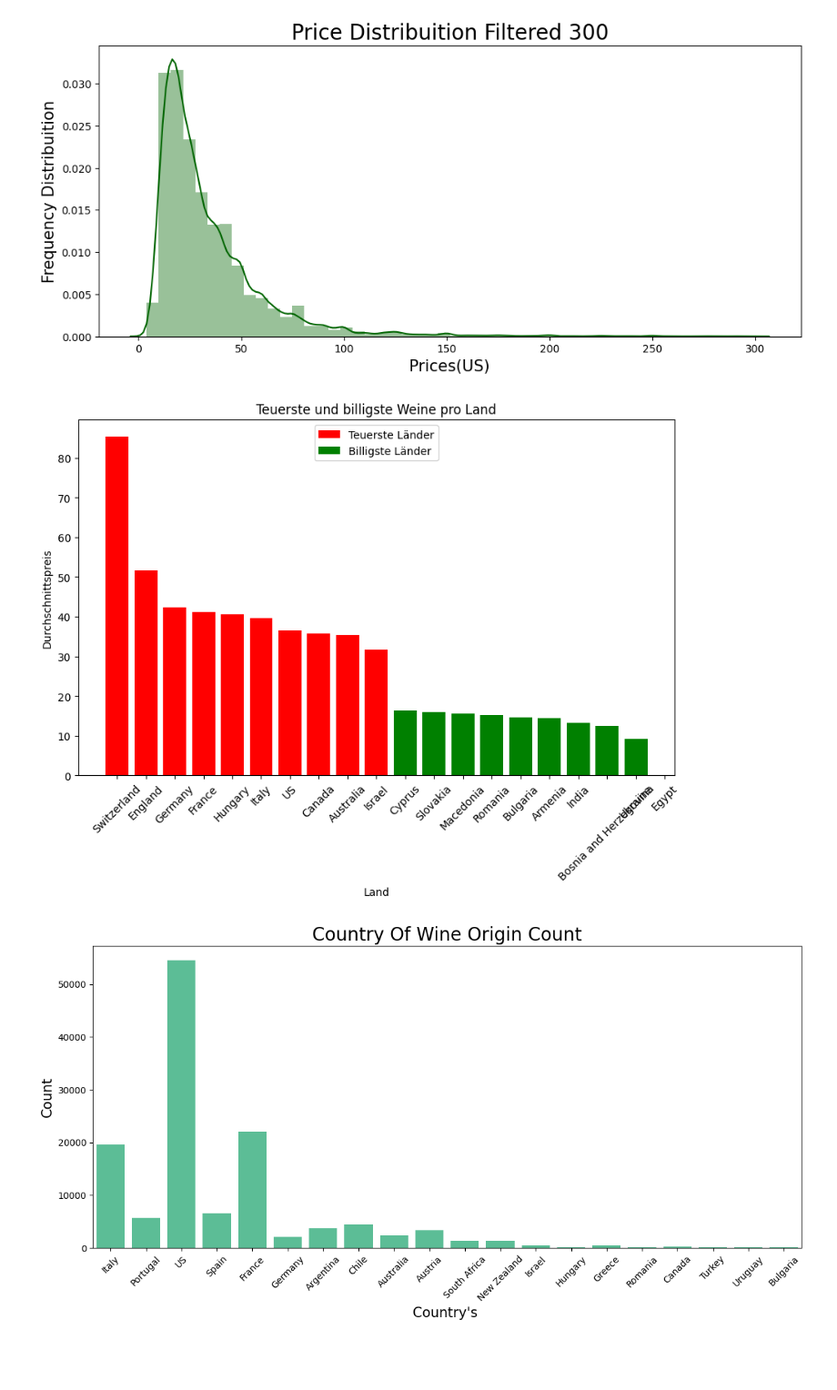
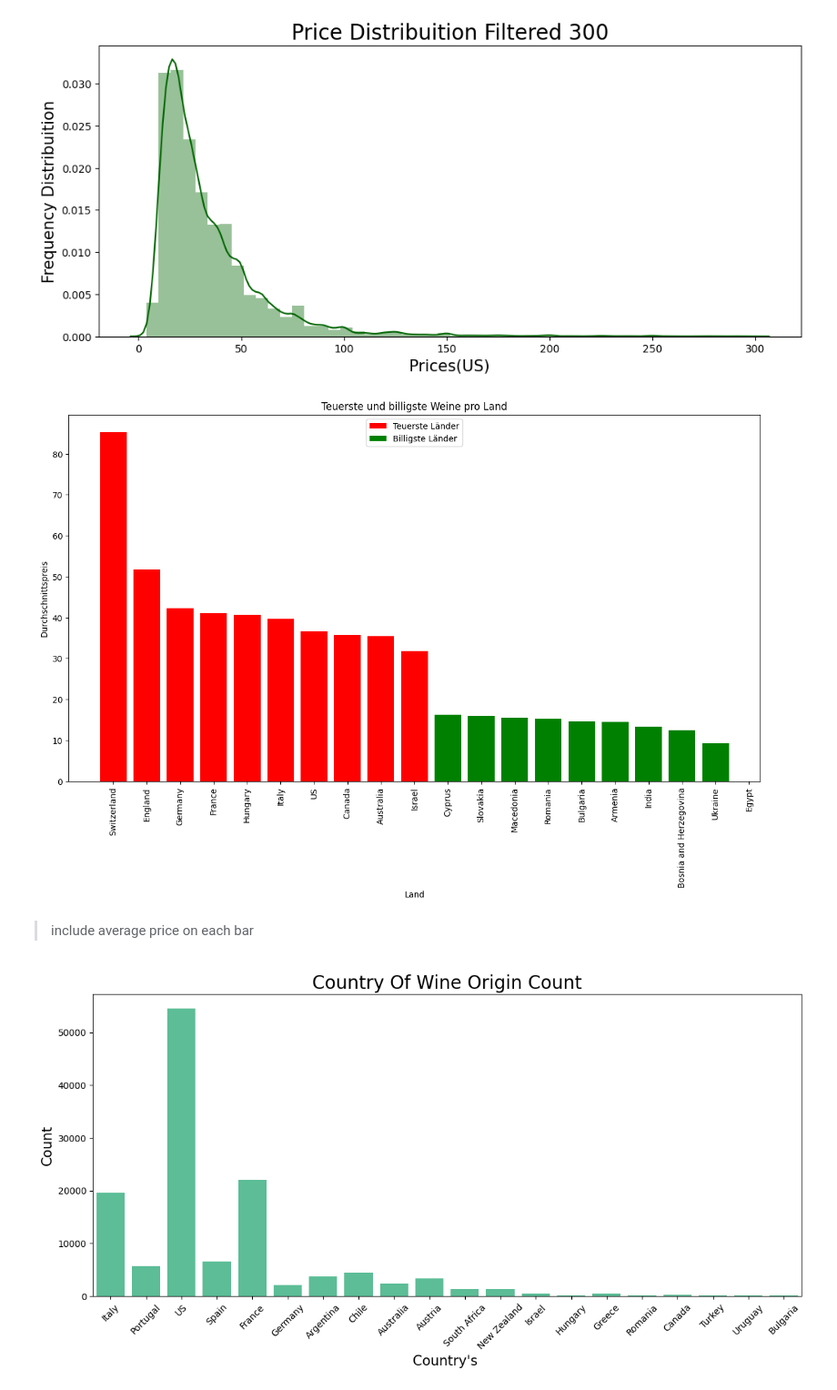
Before and after one commit to dilara444/TechLabsDUS_WineNot, a Jupyter notebook: notebooks/Dilara_17.03.ipynb, the cells around one changed output. Shown at 91% size. Saved outputs shown, nothing was run; the diff lists cells and outputs as text; code cells hidden in the pictures; blank space fills up the shorter version.

```diff
--- a/notebooks/Dilara_17.03.ipynb
+++ b/notebooks/Dilara_17.03.ipynb
@@ -397,36 +397,38 @@ https://gist.github.com/mwaskom/de44147ed2974457ad6372750bbe5751
 import pandas as pd
 import matplotlib.pyplot as plt
 
 # Beispiel-Daten (zufällige Werte)
 data = pd.read_csv('/Users/dilarabursa/Desktop/TechLabsDUS_WineNot/data/raw/winemag-data-130k-v2.csv')
 
 # Daten filtern: Nur "country" und "price" behalten
 filtered_data = data[['country', 'price']]
 
 # Durchschnittspreis pro Land berechnen
 average_price_by_country = filtered_data.groupby('country')['price'].mean()
 
 # Sortieren nach Durchschnittspreis
 sorted_countries = average_price_by_country.sort_values(ascending=False)
 
 # Top 10 teuerste Länder
 top_10_expensive = sorted_countries.head(10)
 
 # Top 10 billigste Länder
 top_10_cheapest = sorted_countries.tail(10)
 
 # Plotten
-plt.figure(figsize=(10, 6))
+plt.figure(figsize=(15, 8))
 plt.bar(top_10_expensive.index, top_10_expensive.values, color='red', label='Teuerste Länder')
 plt.bar(top_10_cheapest.index, top_10_cheapest.values, color='green', label='Billigste Länder')
 plt.xlabel('Land')
 plt.ylabel('Durchschnittspreis')
 plt.title('Teuerste und billigste Weine pro Land')
 plt.legend()
-plt.xticks(rotation=45)
+plt.xticks(rotation=90)
 plt.show()
 # %% [output]
-[figure, old version]
+[figure, new version]
+# %% [markdown]
+> include average price on each bar
 # %%
 #Country Feature
 
```
Also changed, not shown: parts of 3 cells of this notebook, 1 other file.
